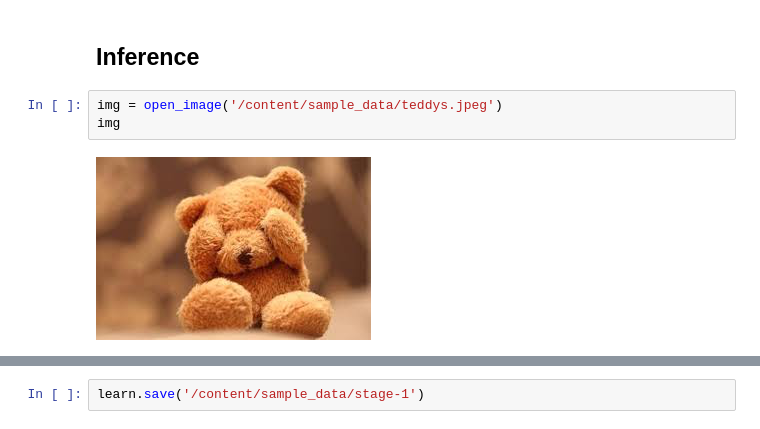
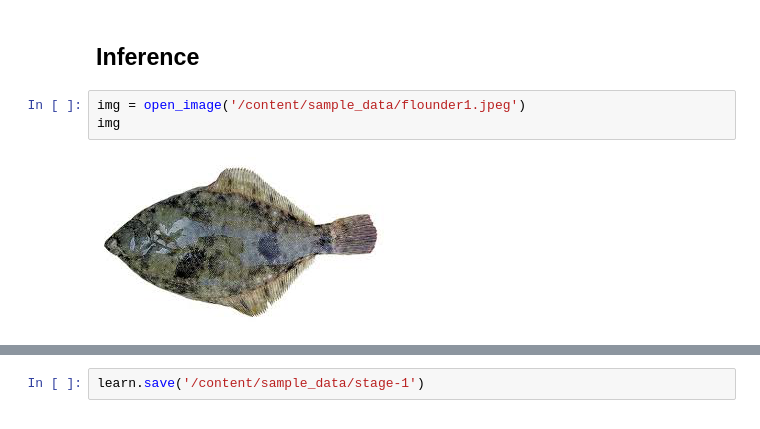
Before and after one commit to jiyoonlim/fast.ai, a Jupyter notebook: jiyoon_v3_1_lesson2_download.ipynb, the cells around one changed output, grey strips where cells are left out. Drawn from its saved outputs; the diff is of its cells as text.

```diff
--- a/jiyoon_v3_1_lesson2_download.ipynb
+++ b/jiyoon_v3_1_lesson2_download.ipynb
@@ -229,10 +259,10 @@ interp.plot_top_losses(9, figsize=(15,11), heatmap=False)
 # %% [markdown]
 ## Inference
 # %%
-img = open_image('/content/sample_data/teddys.jpeg')
+img = open_image('/content/sample_data/flounder1.jpeg')
 img
 # %% [output]
-[figure, old version]
+[figure, new version]
 # %%
 pred_class,pred_idx,outputs = learn.predict(img)
 pred_class
```
Also changed, not shown: parts of 38 cells of this notebook.
